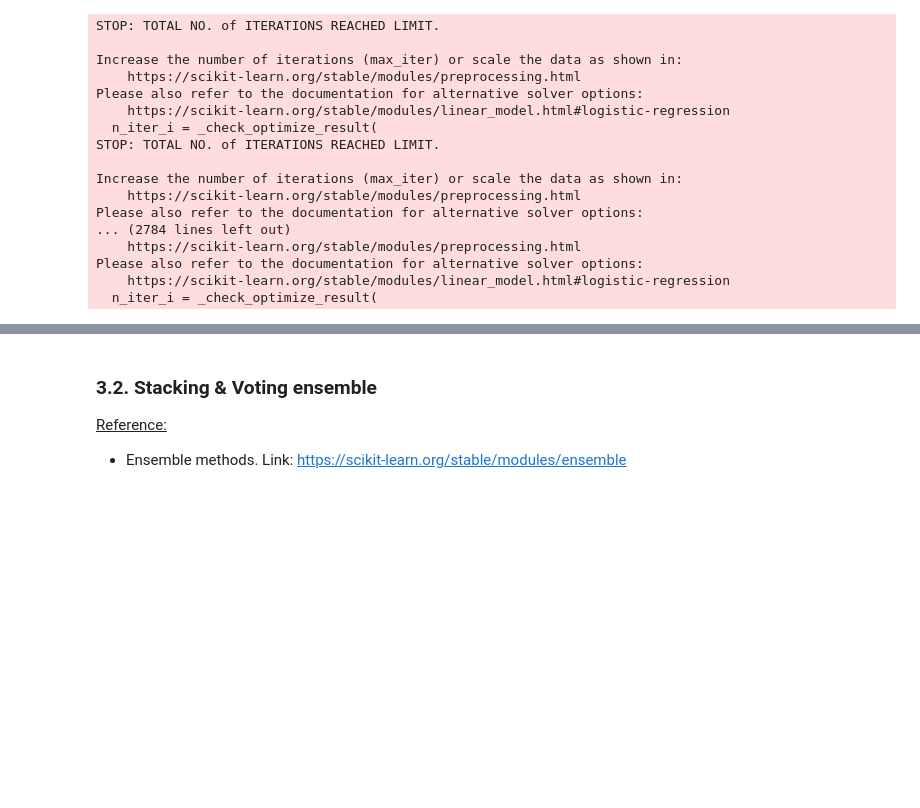
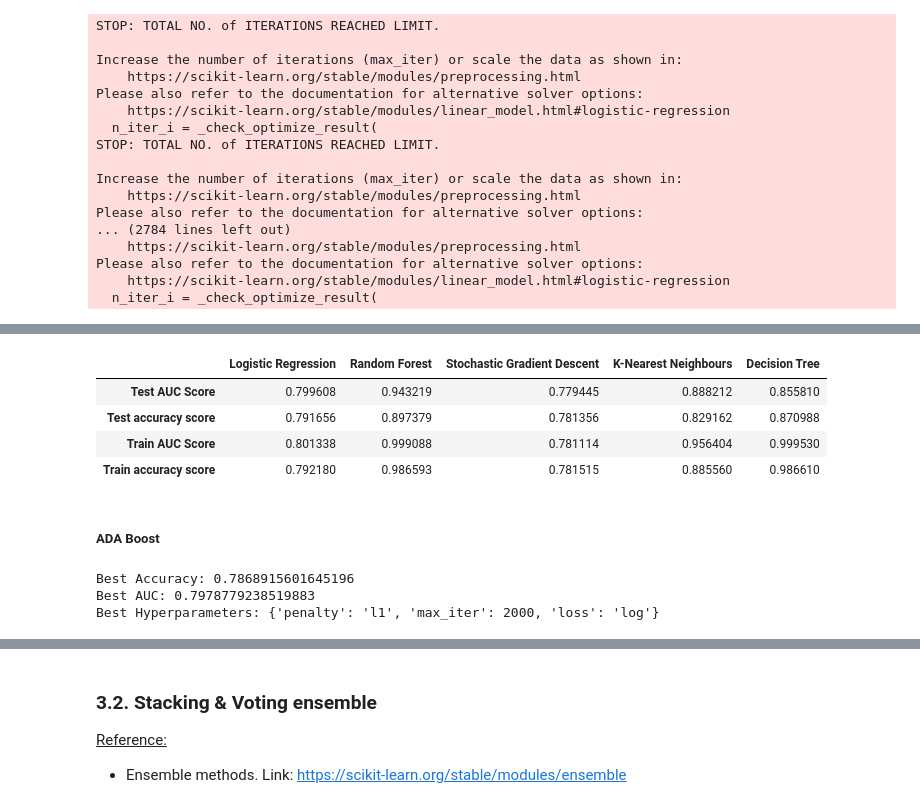
Before and after one commit to Wajiharfaoui/Bank-Telemarketing-Outcome-Prediction, a Jupyter notebook: MBD2021_InClass Kaggle_2_Modeling_Group1_Py_v5.3 - Data Processing.ipynb, the cells around one changed output, grey strips where cells are left out. Drawn from its saved outputs; the diff is of its cells as text; code cells hidden in the pictures; blank space fills up the shorter version.

```diff
--- a/MBD2021_InClass Kaggle_2_Modeling_Group1_Py_v5.3 - Data Processing.ipynb
+++ b/MBD2021_InClass Kaggle_2_Modeling_Group1_Py_v5.3 - Data Processing.ipynb
@@ -844,32 +862,16 @@ Wall time: 13.3 ms
 # %% [markdown]
 ### 3.1. Modeling
-# %%
-def benchmark(models,model_name,X_train,y_train,cv):
-
-    measures = pd.DataFrame()
-    AUC_test = []
-    AUC_train = []
-    Score_test = []
-    Score_train =[]
-
-    for model,name in zip(models,model_name):
-        AUC_v = cross_validate(model, X_train, y_train, scoring='roc_auc', cv=cv,return_train_score=True)
-        AUC_test=AUC_v["test_score"].mean()
-        AUC_train=AUC_v["train_score"].mean()
-        Score_v = cross_validate(model, X_train, y_train, scoring='f1', cv=cv,return_train_score=True)
-        Score_test=Score_v["test_score"].mean()
-        Score_train=Score_v["train_score"].mean()
-        measures[name] = [AUC_test, Score_test,AUC_train,Score_train]
-        measures.index =['Test AUC Score', 'Test F-1 score','Train AUC Score', 'Train F-1 score']
-    return measures
 # %%
-lr    = LogisticRegression()
+lr = LogisticRegression()
 rf = RandomForestClassifier()
-ada     = AdaBoostClassifier()
+sgd = SGDClassifier()
+knn = KNeighborsClassifier()
+dt = DecisionTreeClassifier()
+
 cv = RepeatedStratifiedKFold(n_splits=20, n_repeats=10, random_state=1)
 # initiate the models
-models = [lr,rf,ada]
-model_name  = ['Logistic Regression', 'Random Forest', 'ADABoost']
+models = [lr,rf,sgd,knn,dt]
+model_name  = ['Logistic Regression', 'Random Forest', 'Stochastic Gradient Descent','K-Nearest Neighbours','Decision Tree']
 comparison = benchmark(models,model_name,X,y,cv)
 # %% [output]
 STOP: TOTAL NO. of ITERATIONS REACHED LIMIT.
@@ -907,0 +902,6 @@ comparison
+# %%
+# define pipeline
+over = SMOTE(sampling_strategy=0.5)
+X_resampled,y_resampled = over.fit_resample(X,y)
+# %%
+comparison_resampled = benchmark(models,model_name,X_resampled,y_resampled,cv)
@@ -907,0 +926,10 @@ comparison
+# %%
+comparison_resampled
+# %% [output]
+|  | Logistic Regression | Random Forest | Stochastic Gradient Descent | K-Nearest Neighbours | Decision Tree |
+| Test AUC Score | 0.799608 | 0.943219 | 0.779445 | 0.888212 | 0.855810 |
+| Test accuracy score | 0.791656 | 0.897379 | 0.781356 | 0.829162 | 0.870988 |
+| Train AUC Score | 0.801338 | 0.999088 | 0.781114 | 0.956404 | 0.999530 |
+| Train accuracy score | 0.792180 | 0.986593 | 0.781515 | 0.885560 | 0.986610 |
+# %% [markdown]
+##### ADA Boost
@@ -907,0 +951,9 @@ comparison
+# %%
+# summarize result
+print('Best Accuracy: %s' % sgd_result.cv_results_["mean_test_Accuracy"][sgd_result.best_index_])
+print('Best AUC: %s' % sgd_result.best_score_)
+print('Best Hyperparameters: %s' % sgd_result.best_params_)
+# %% [output]
+Best Accuracy: 0.7868915601645196
+Best AUC: 0.7978779238519883
+Best Hyperparameters: {'penalty': 'l1', 'max_iter': 2000, 'loss': 'log'}
```
Also changed, not shown: parts of 50 cells of this notebook, 3 other files.
